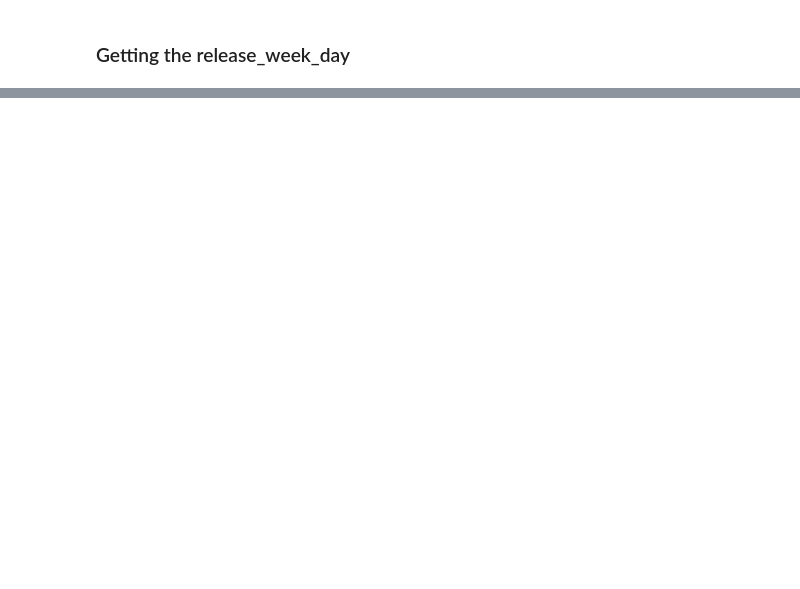
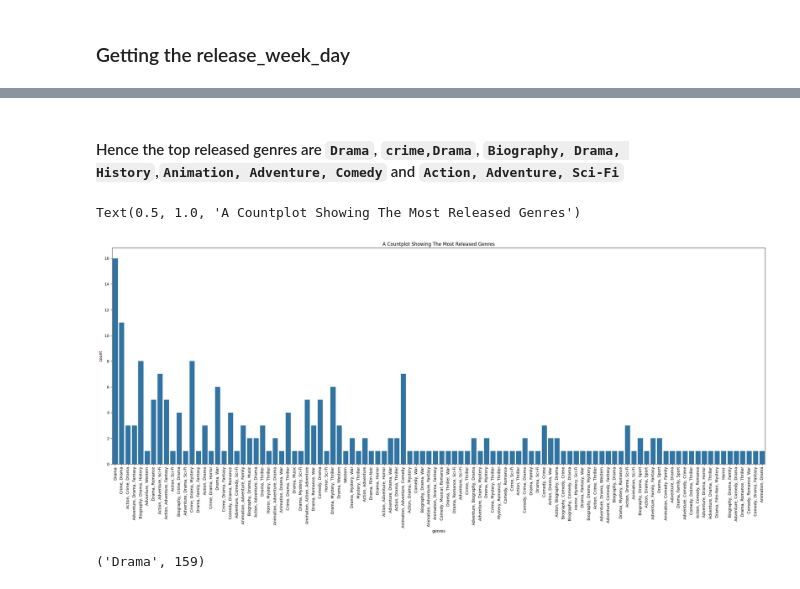
Before and after one commit to Cemputus/Data-Mining-and-Wrangling---movie-scraping, a Jupyter notebook: Analysis/Group4_Final.ipynb, the cells around one changed output, grey strips where cells are left out. Drawn from its saved outputs; the diff is of its cells as text; code cells hidden in the pictures; blank space fills up the shorter version.

```diff
--- a/Analysis/Group4_Final.ipynb
+++ b/Analysis/Group4_Final.ipynb
@@ -153,0 +249,4 @@ cleaned_data.head(4)
+# %%
+### Loading the cleaned data
+cleaned_data = pd.read_csv('IMDB_250_movies_cleaned2.csv')
+cleaned_data.head(4)
@@ -183,3 +339,0 @@ cleaned_data.columns
-# %%
-cleaned_data['Release_Week_day'] = cleaned_data.Date.dt.day_name()
-cleaned_data['Release_Month']    = cleaned_data.Date.dt.month_name()
@@ -194,0 +355,4 @@ cleaned_reformed
+# %%
+## renaming the description column to Synopsis
+cleaned_reformed.rename(columns={'description':'Synopsis'},inplace=True)
+cleaned_reformed.head(4)
@@ -197,8 +397,15 @@ cleaned_reformed
+# %% [markdown]
+#### Hence the top released genres are `Drama`, `crime,Drama`, `Biography, Drama, History`,`Animation, Adventure, Comedy` and `Action, Adventure, Sci-Fi`
+# %%
+## A countplot showing the most release'd genres
+plt.figure(figsize=(30,10))
+sns.countplot(data=cleaned_reformed,x='genres')
+plt.xticks(rotation = 90)
+plt.title('a countplot showing the most released genres'.title())
+# %% [output]
+Text(0.5, 1.0, 'A Countplot Showing The Most Released Genres')
+[figure, added]
 # %%
-from collections import Counter
-import matplotlib.pyplot as plt
-from wordcloud import WordCloud
-
 # Split and count genre occurrences
 all_genres = cleaned_reformed['genres'].dropna().str.split(', ').sum()
 genre_counts = Counter(all_genres)
@@ -206,6 +413,8 @@ genre_counts = Counter(all_genres)
 # Identify the most frequent genre
 most_frequent_genre = genre_counts.most_common(1)[0]
 most_frequent_genre
+# %% [output]
+('Drama', 159)
 # %%
 # Generate word cloud
 wordcloud = WordCloud(width=800, height=400, background_color='white', colormap='viridis')
```
Also changed, not shown: parts of 31 cells of this notebook, 2 other files.
